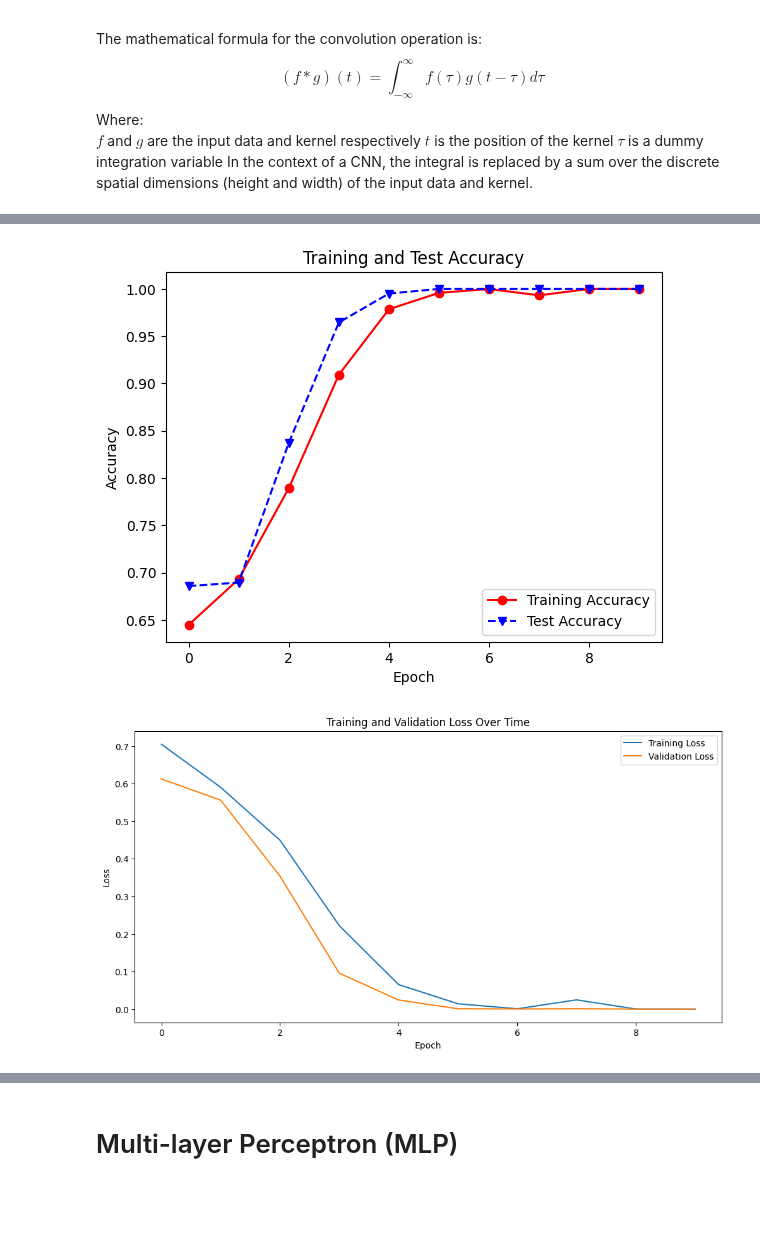
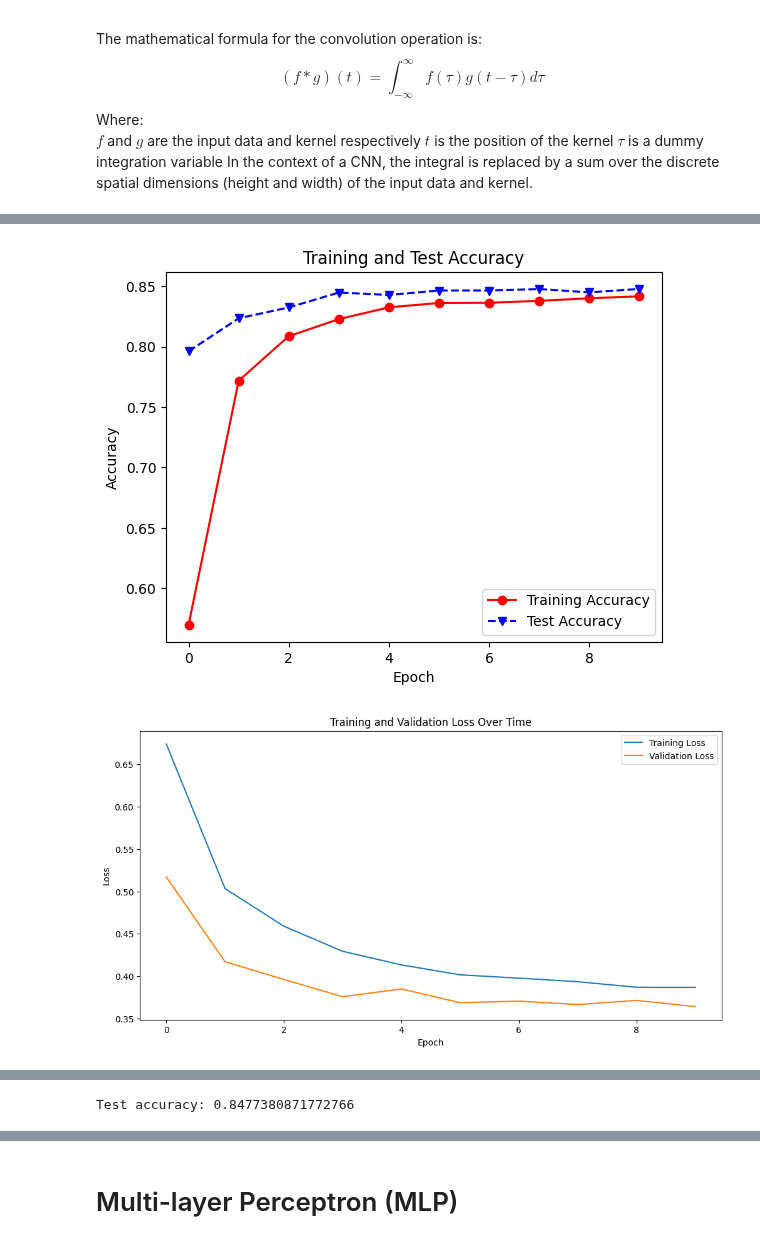
Before and after one commit to Devoalda/CSC3105_Project, a Jupyter notebook: Project.ipynb, the cells around one changed output, grey strips where cells are left out. Cells and saved outputs as stored; diff of their text form; code cells hidden in the pictures; blank space fills up the shorter version.

Commit message:
Updated CNN Model

```diff
--- a/Project.ipynb
+++ b/Project.ipynb
@@ -392,8 +402,8 @@ else:
     cir_graphs(data)
     print("Data loaded and cleaned successfully.")
     print("Saving cleaned data to pickle file...")
-    # with open(File, 'wb') as f:
-    #     pickle.dump(data, f)
+    with open(File, 'wb') as f:
+        pickle.dump(data, f)
     print("Cleaned data saved to pickle file successfully.")
 
 print("First few rows of the data:")
@@ -938,24 +924,37 @@ $\tau$ is a dummy integration variable
 In the context of a CNN, the integral is replaced by a sum over the discrete spatial dimensions (height and width) of the input data and kernel.
 # %%
 from tensorflow.keras.models import Sequential
-from tensorflow.keras.layers import Conv1D, MaxPooling1D, Flatten, Dense
+from tensorflow.keras.layers import Conv1D, MaxPooling1D, Flatten, Dense, Dropout
+from tensorflow.keras.callbacks import EarlyStopping
 import matplotlib.pyplot as plt
 import tensorflow as tf
 
 # Set random seed for reproducibility
 tf.random.set_seed(42)
 
+# Assuming data is your cleaned data and 'NLOS' is your target variable
+X = data.drop('NLOS', axis=1)
+y = data['NLOS']
+
+X_train, X_test, y_train, y_test = train_test_split(X, y, test_size=0.2, random_state=42)
+
+scaler = StandardScaler()
+X_train = scaler.fit_transform(X_train)
+X_test = scaler.transform(X_test)
+
 # Define the CNN model
 model = Sequential()
 
 # Add a 1D convolutional layer
-model.add(Conv1D(filters=32, kernel_size=3, activation='relu', input_shape=(X_train.shape[1], 1)))
+model.add(Conv1D(filters=64, kernel_size=3, activation='relu', input_shape=(X_train.shape[1], 1)))
+model.add(Dropout(0.5))  # Add dropout layer
 
 # Add a max pooling layer
 model.add(MaxPooling1D(pool_size=2))
 
 # Add another 1D convolutional layer
-model.add(Conv1D(filters=64, kernel_size=3, activation='relu'))
+model.add(Conv1D(filters=128, kernel_size=3, activation='relu'))
+model.add(Dropout(0.5))  # Add dropout layer
 
 # Add another max pooling layer
 model.add(MaxPooling1D(pool_size=2))
@@ -964,20 +963,20 @@ model.add(MaxPooling1D(pool_size=2))
 model.add(Flatten())
 
 # Add a dense layer
-model.add(Dense(64, activation='relu'))
+model.add(Dense(128, activation='relu'))
+model.add(Dropout(0.5))  # Add dropout layer
 
-# Add the output layer with softmax activation
-model.add(Dense(2, activation='softmax'))  # Change number of classes to 2 and activation to 'softmax'
+# Add the output layer with sigmoid activation
+model.add(Dense(1, activation='sigmoid'))  # Change number of classes to 1 and activation to 'sigmoid'
 
-# Compile the model with categorical_crossentropy loss function
-model.compile(optimizer='adam', loss='categorical_crossentropy', metrics=['accuracy'])
+# Compile the model with binary_crossentropy loss function
+model.compile(optimizer='adam', loss='binary_crossentropy', metrics=['accuracy'])
 
-# Reshape the training and testing data to fit the model input
-X_train_reshaped = X_train.values.reshape((X_train.shape[0], X_train.shape[1], 1))
-X_test_reshaped = X_test.values.reshape((X_test.shape[0], X_test.shape[1], 1))
+# Define early stopping
+early_stopping = EarlyStopping(monitor='val_loss', patience=10)
 
 # Train the model and store the history
-history = model.fit(X_train_reshaped, y_train, epochs=10, batch_size=32, validation_data=(X_test_reshaped, y_test))
+history = model.fit(X_train, y_train, epochs=10, batch_size=32, validation_data=(X_test, y_test), callbacks=[early_stopping])
 
 # Plot the training and test accuracy
 plt.plot(history.history['accuracy'], 'ro-', history.history['val_accuracy'], 'bv--')
@@ -998,6 +997,6 @@ plt.legend()
 plt.show()
 
 # Evaluate the model on the test data
-test_loss, test_acc = model.evaluate(X_test_reshaped, y_test)
+test_loss, test_acc = model.evaluate(X_test, y_test, verbose=0)
 print('Test accuracy:', test_acc)
 # %% [output]
@@ -1024,2 +1026,2 @@ Epoch 10/10
-[figure, old version]
+[figure, new version]
-[figure, old version]
+[figure, new version]
@@ -1028,3 +1028,4 @@ Test accuracy: 1.0
+Test accuracy: 0.8477380871772766
 # %%
 # Plot the model
 from tensorflow.keras.utils import plot_model
```
Also changed, not shown: parts of 5 cells of this notebook, 2 other files.
